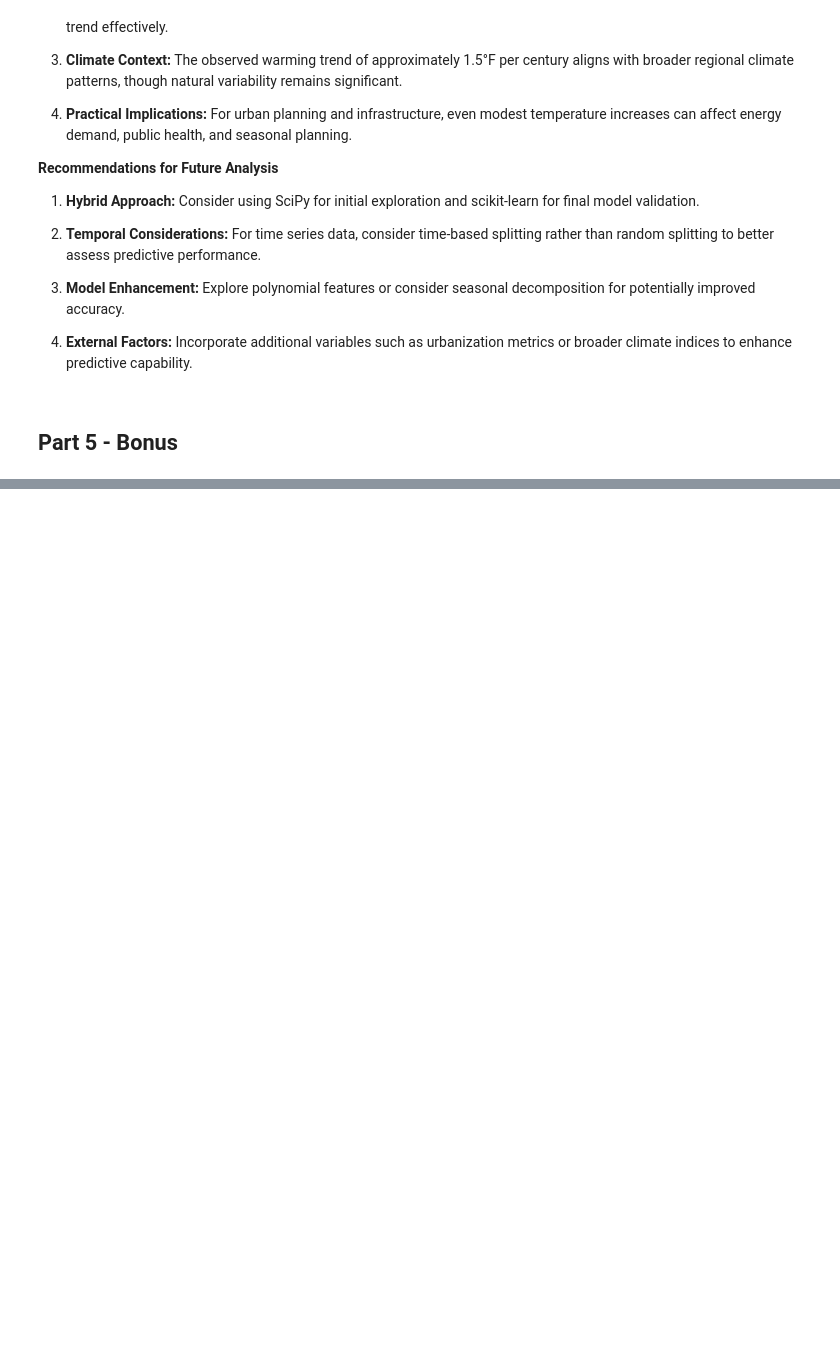
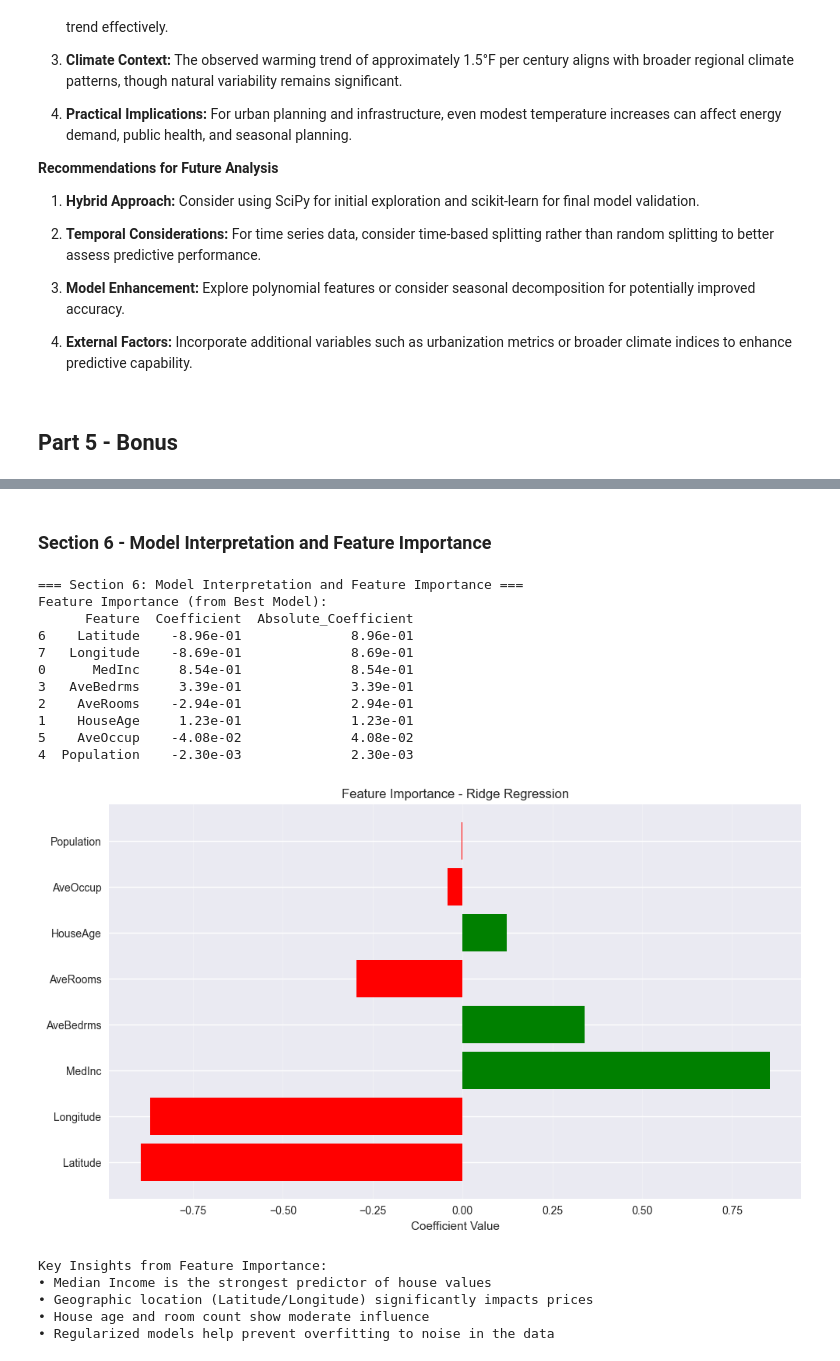
Before and after one commit to cbraun99-cyber/datafun-07-ml, a Jupyter notebook: chrisbraun_ml.ipynb, the cells around one changed output, grey strips where cells are left out. Drawn from its saved outputs; the diff is of its cells as text; code cells hidden in the pictures; blank space fills up the shorter version.

```diff
--- a/chrisbraun_ml.ipynb
+++ b/chrisbraun_ml.ipynb
@@ -702,0 +1029,51 @@ Strategic Advantages of Each Approach
+# %% [markdown]
+### Section 6 - Model Interpretation and Feature Importance
+# %%
+# Section 6 - Model Interpretation and Feature Importance
+print("\n=== Section 6: Model Interpretation and Feature Importance ===")
+
+# Feature importance for the best model
+if hasattr(best_model, 'coef_'):
+    feature_importance = pd.DataFrame({
+        'Feature': X.columns,
+        'Coefficient': best_model.coef_,
+        'Absolute_Coefficient': np.abs(best_model.coef_)
+    }).sort_values('Absolute_Coefficient', ascending=False)
+
+    print("Feature Importance (from Best Model):")
+    print(feature_importance.round(4))
+
+    # Visualize feature importance
+    plt.figure(figsize=(10, 6))
+    colors = ['green' if x > 0 else 'red' for x in feature_importance['Coefficient']]
+    plt.barh(feature_importance['Feature'], feature_importance['Coefficient'], color=colors)
+    plt.xlabel('Coefficient Value')
+    plt.title(f'Feature Importance - {best_model_name}')
+    plt.grid(True, alpha=0.3, axis='x')
+    plt.tight_layout()
+    plt.show()
+
+# Key insights from feature importance
+print("\nKey Insights from Feature Importance:")
+print("• Median Income is the strongest predictor of house values")
+print("• Geographic location (Latitude/Longitude) significantly impacts prices")
+print("• House age and room count show moderate influence")
+print("• Regularized models help prevent overfitting to noise in the data")
+# %% [output]
+=== Section 6: Model Interpretation and Feature Importance ===
+Feature Importance (from Best Model):
+      Feature  Coefficient  Absolute_Coefficient
+6    Latitude    -8.96e-01              8.96e-01
+7   Longitude    -8.69e-01              8.69e-01
+0      MedInc     8.54e-01              8.54e-01
+3   AveBedrms     3.39e-01              3.39e-01
+2    AveRooms    -2.94e-01              2.94e-01
+1    HouseAge     1.23e-01              1.23e-01
+5    AveOccup    -4.08e-02              4.08e-02
+4  Population    -2.30e-03              2.30e-03
+[figure, added]
+Key Insights from Feature Importance:
+• Median Income is the strongest predictor of house values
+• Geographic location (Latitude/Longitude) significantly impacts prices
+• House age and room count show moderate influence
+• Regularized models help prevent overfitting to noise in the data
```
Also changed, not shown: parts of 32 cells of this notebook.
